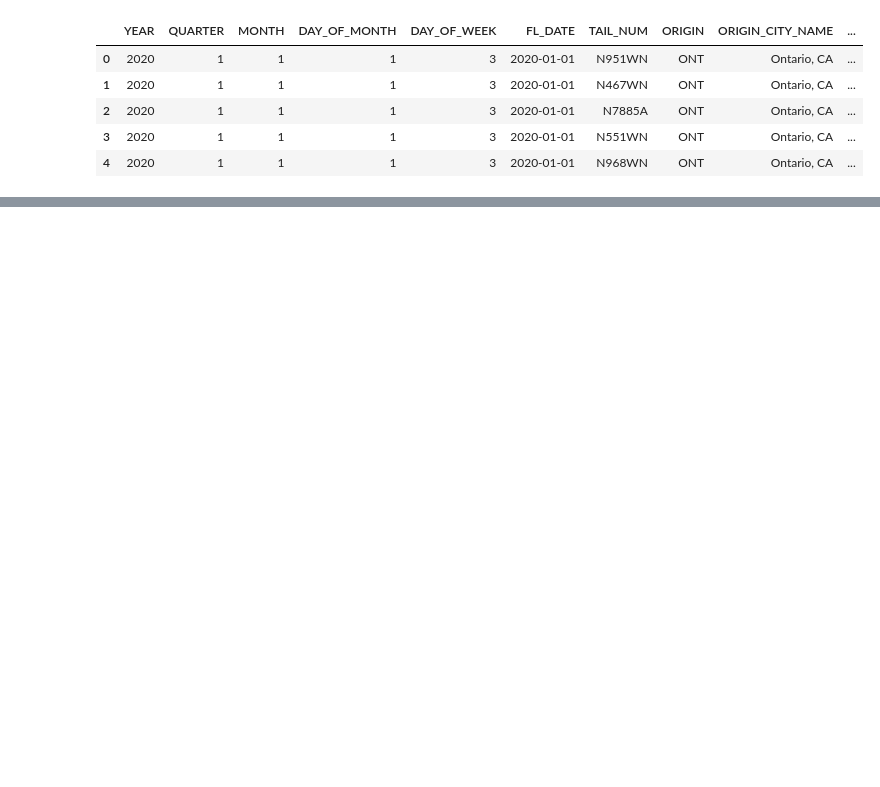
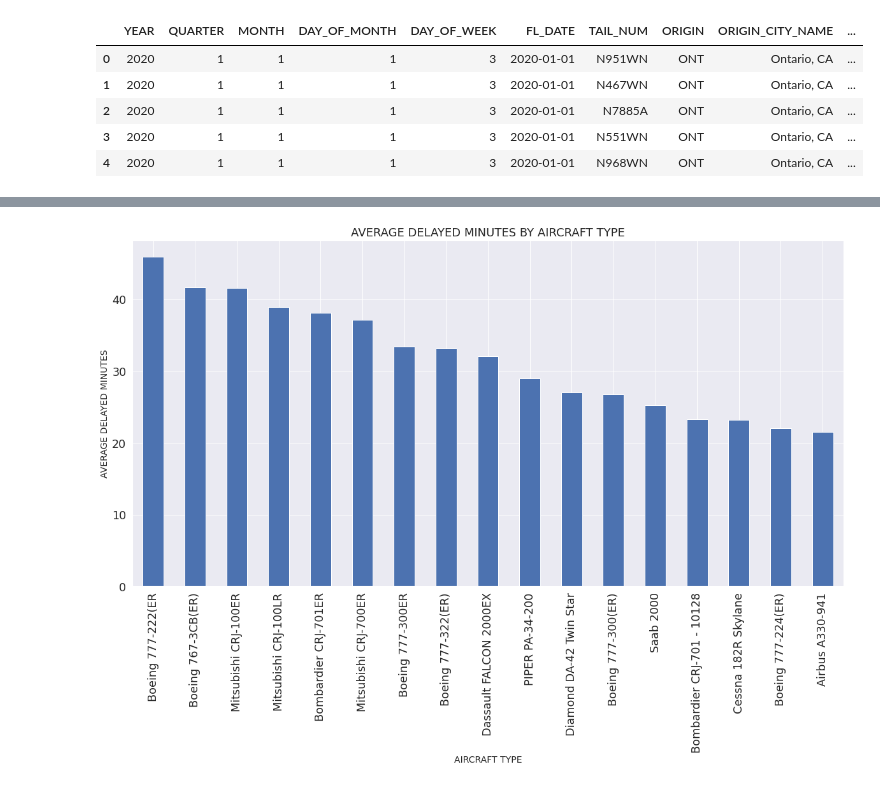
Before and after one commit to TharangaLakmali/Flight_delay_prediction, a Jupyter notebook: EDA.ipynb, the cells around one changed output, grey strips where cells are left out. Cells and saved outputs as stored; diff of their text form; code cells hidden in the pictures; blank space fills up the shorter version.

```diff
--- a/EDA.ipynb
+++ b/EDA.ipynb
@@ -133,0 +110,12 @@ klib.corr_mat(flight_data)
+# %%
+# Average delayed time by aircraft type
+plt.figure(figsize=(20, 10))
+flight_data.groupby('Aircraft type').DEP_DELAY.mean().sort_values(ascending=False).iloc[1:18].plot.bar()
+plt.title('AVERAGE DELAYED MINUTES BY AIRCRAFT TYPE', fontsize=18)
+plt.xlabel('AIRCRAFT TYPE', fontsize=14)
+plt.ylabel('AVERAGE DELAYED MINUTES', fontsize=14)
+plt.rc('xtick',labelsize=10)
+plt.rc('ytick',labelsize=10)
+plt.show()
+# %% [output]
+[figure, added]
```
Also changed, not shown: parts of 32 cells of this notebook.
